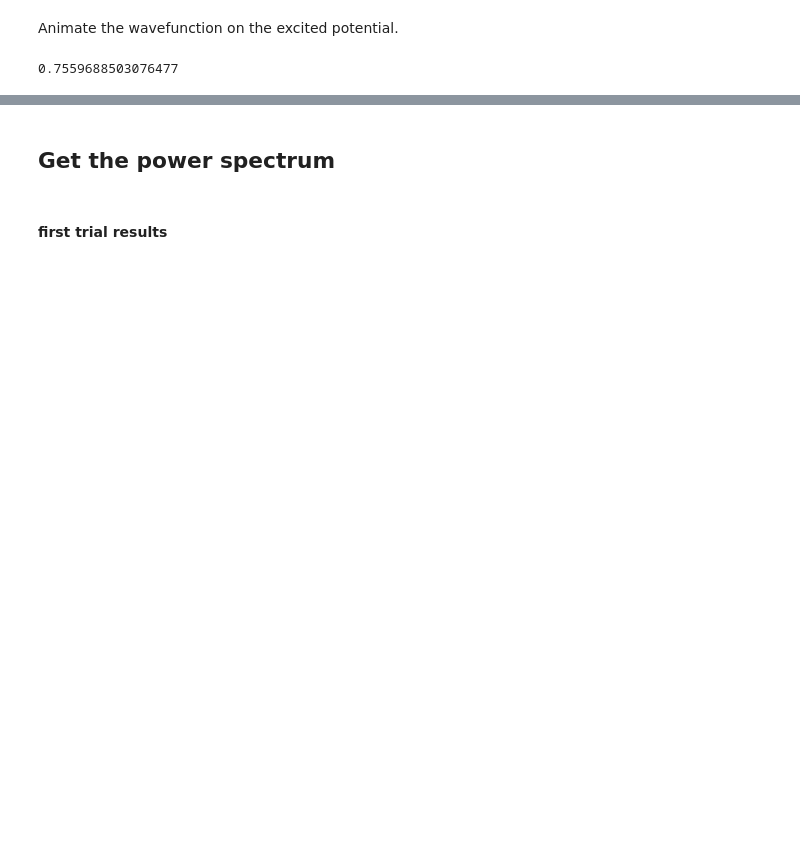
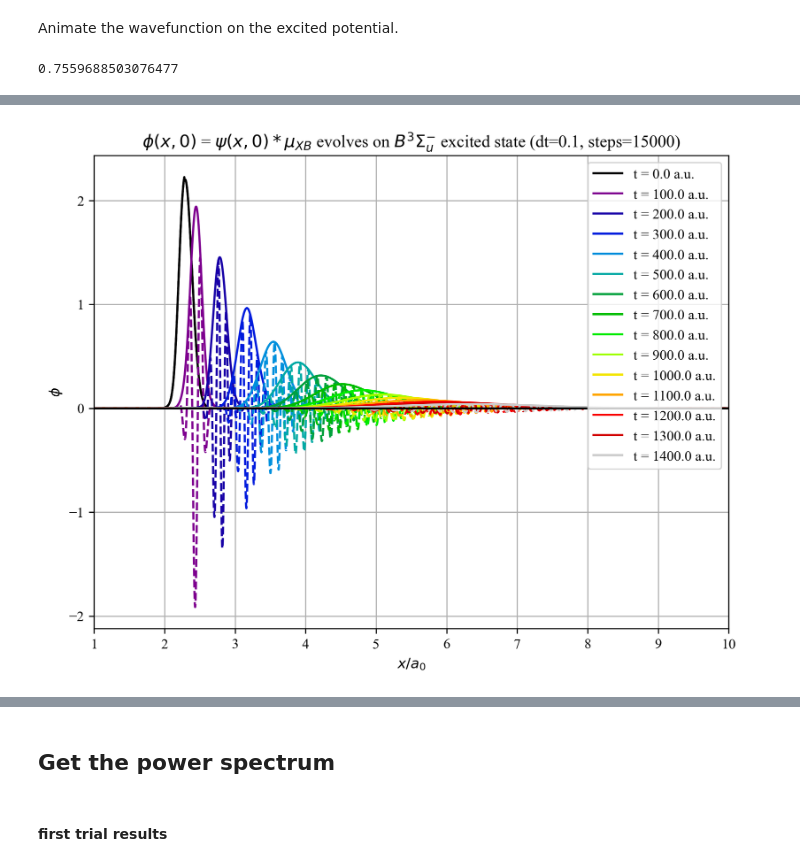
Before and after one commit to notmuchgeek/y3_Time-depQM_cw, a Jupyter notebook: cw/TDQMS_01_v2.ipynb, the cells around one changed output, grey strips where cells are left out. Drawn from its saved outputs; the diff is of its cells as text; code cells hidden in the pictures; blank space fills up the shorter version.

```diff
--- a/cw/TDQMS_01_v2.ipynb
+++ b/cw/TDQMS_01_v2.ipynb
@@ -110,0 +174,57 @@ animate_dynamics(x_grid,wf_dynamics_exi,dt,V_excited(x_grid))
+# %%
+
+
+plt.rcParams["font.family"] = "Times New Roman"
+plt.rcParams["figure.dpi"] = 300
+plt.figure(figsize=(8, 6))
+plt.rcParams.update({'font.size': 10})
+
+
+plt.plot(x_grid,abs(wf_dynamics_exi[0]),label='t = 0.0 a.u.',c=[0.0, 0.0, 0.0, 1.0])
+plt.plot(x_grid,real(wf_dynamics_exi[0]),linestyle = '--', c=[0.0, 0.0, 0.0, 1.0])
+plt.plot(x_grid,abs(wf_dynamics_exi[1000]),label='t = 100.0 a.u.',c=[0.4941235294117647, 0.0, 0.5607647058823529, 1.0])
+plt.plot(x_grid,real(wf_dynamics_exi[1000]),linestyle = '--', c=[0.4941235294117647, 0.0, 0.5607647058823529, 1.0])
+plt.plot(x_grid,abs(wf_dynamics_exi[2000]),label='t = 200.0 a.u.',c=[0.0941117647058824, 0.0, 0.6549294117647059, 1.0])
+plt.plot(x_grid,real(wf_dynamics_exi[2000]),linestyle = '--', c=[0.0941117647058824, 0.0, 0.6549294117647059, 1.0])
+plt.plot(x_grid,abs(wf_dynamics_exi[3000]),label='t = 300.0 a.u.',c=[0.0, 0.10981176470588236, 0.8667, 1.0])
+plt.plot(x_grid,real(wf_dynamics_exi[3000]),linestyle = '--', c=[0.0, 0.10981176470588236, 0.8667, 1.0])
+plt.plot(x_grid,abs(wf_dynamics_exi[4000]),label='t = 400.0 a.u.',c=[0.0, 0.5634078431372549, 0.8667, 1.0])
+plt.plot(x_grid,real(wf_dynamics_exi[4000]),linestyle = '--', c=[0.0, 0.5634078431372549, 0.8667, 1.0])
+plt.plot(x_grid,abs(wf_dynamics_exi[5000]),label='t = 500.0 a.u.',c=[0.0, 0.6667, 0.6483901960784313, 1.0])
+plt.plot(x_grid,real(wf_dynamics_exi[5000]),linestyle = '--', c=[0.0, 0.6667, 0.6483901960784313, 1.0])
+plt.plot(x_grid,abs(wf_dynamics_exi[6000]),label='t = 600.0 a.u.',c=[0.0, 0.6300803921568627, 0.24050784313725487, 1.0])
+plt.plot(x_grid,real(wf_dynamics_exi[6000]),linestyle = '--', c=[0.0, 0.6300803921568627, 0.24050784313725487, 1.0])
+plt.plot(x_grid,abs(wf_dynamics_exi[7000]),label='t = 700.0 a.u.',c=[0.0, 0.7385313725490196, 0.0, 1.0])
+plt.plot(x_grid,real(wf_dynamics_exi[7000]),linestyle = '--', c=[0.0, 0.7385313725490196, 0.0, 1.0])
+plt.plot(x_grid,abs(wf_dynamics_exi[8000]),label='t = 800.0 a.u.',c=[0.0, 0.9268156862745098, 0.0, 1.0])
+plt.plot(x_grid,real(wf_dynamics_exi[8000]),linestyle = '--', c=[0.0, 0.9268156862745098, 0.0, 1.0])
+plt.plot(x_grid,abs(wf_dynamics_exi[9000]),label='t = 900.0 a.u.',c=[0.6326509803921552, 1.0, 0.0, 1.0])
+plt.plot(x_grid,real(wf_dynamics_exi[9000]),linestyle = '--', c=[0.6326509803921552, 1.0, 0.0, 1.0])
+plt.plot(x_grid,abs(wf_dynamics_exi[10000]),label='t = 1000.0 a.u.',c=[0.9516098039215687, 0.8967078431372549, 0.0, 1.0])
+plt.plot(x_grid,real(wf_dynamics_exi[10000]),linestyle = '--', c=[0.9516098039215687, 0.8967078431372549, 0.0, 1.0])
+plt.plot(x_grid,abs(wf_dynamics_exi[11000]),label='t = 1100.0 a.u.',c=[1.0, 0.6470588235294118, 0.0, 1.0])
+plt.plot(x_grid,real(wf_dynamics_exi[11000]),linestyle = '--', c=[1.0, 0.6470588235294118, 0.0, 1.0])
+plt.plot(x_grid,abs(wf_dynamics_exi[12000]),label='t = 1200.0 a.u.',c=[0.9764764705882353, 0.0, 0.0, 1.0])
+plt.plot(x_grid,real(wf_dynamics_exi[12000]),linestyle = '--', c=[0.9764764705882353, 0.0, 0.0, 1.0])
+plt.plot(x_grid,abs(wf_dynamics_exi[13000]),label='t = 1300.0 a.u.',c=[0.827464705882353, 0.0, 0.0, 1.0])
+plt.plot(x_grid,real(wf_dynamics_exi[13000]),linestyle = '--', c=[0.827464705882353, 0.0, 0.0, 1.0])
+plt.plot(x_grid,abs(wf_dynamics_exi[14000]),label='t = 1400.0 a.u.',c=[0.8, 0.8, 0.8, 1.0])
+plt.plot(x_grid,real(wf_dynamics_exi[14000]),linestyle = '--', c=[0.8, 0.8, 0.8, 1.0])
+
+# Add styles for the graph
+plt.title("$\phi(x,0)$ = $\psi(x,0)*\mu_{XB}$ evolves on $B^{3}Σ_{u}^{-}$ excited state (dt=0.1, steps=15000)")
+
+plt.xlabel("$x/a_0$")
+plt.ylabel('$\phi$')
+
+plt.xlim([1,10])
+#plt.ylim()
+
+plt.grid(True, which='both')
+plt.axhline(y=0, color='k')
+
+
+plt.legend(loc='upper right')
+plt.show()
+# %% [output]
+[figure, added]
```
Also changed, not shown: parts of 51 cells of this notebook, 53 other files.
